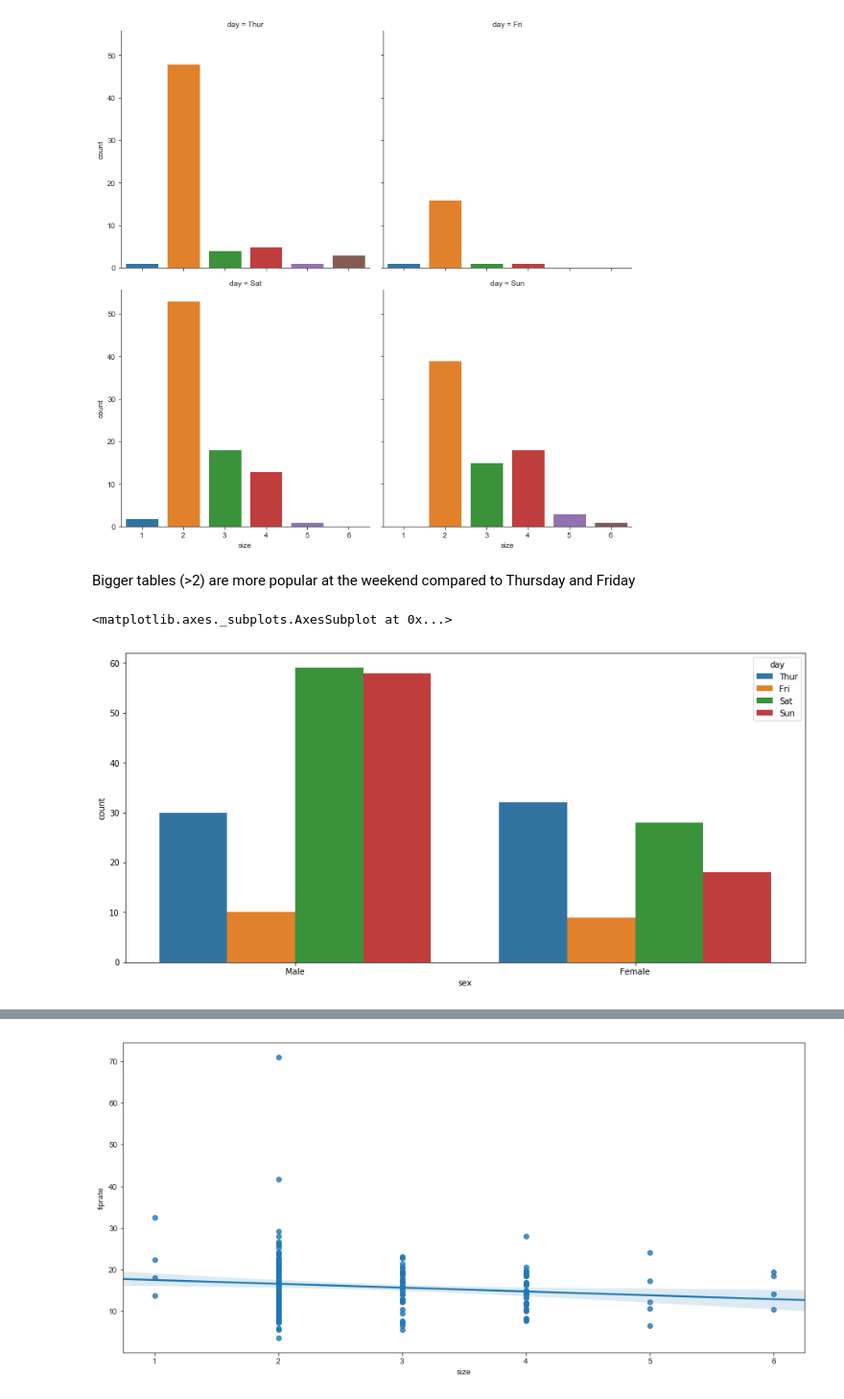
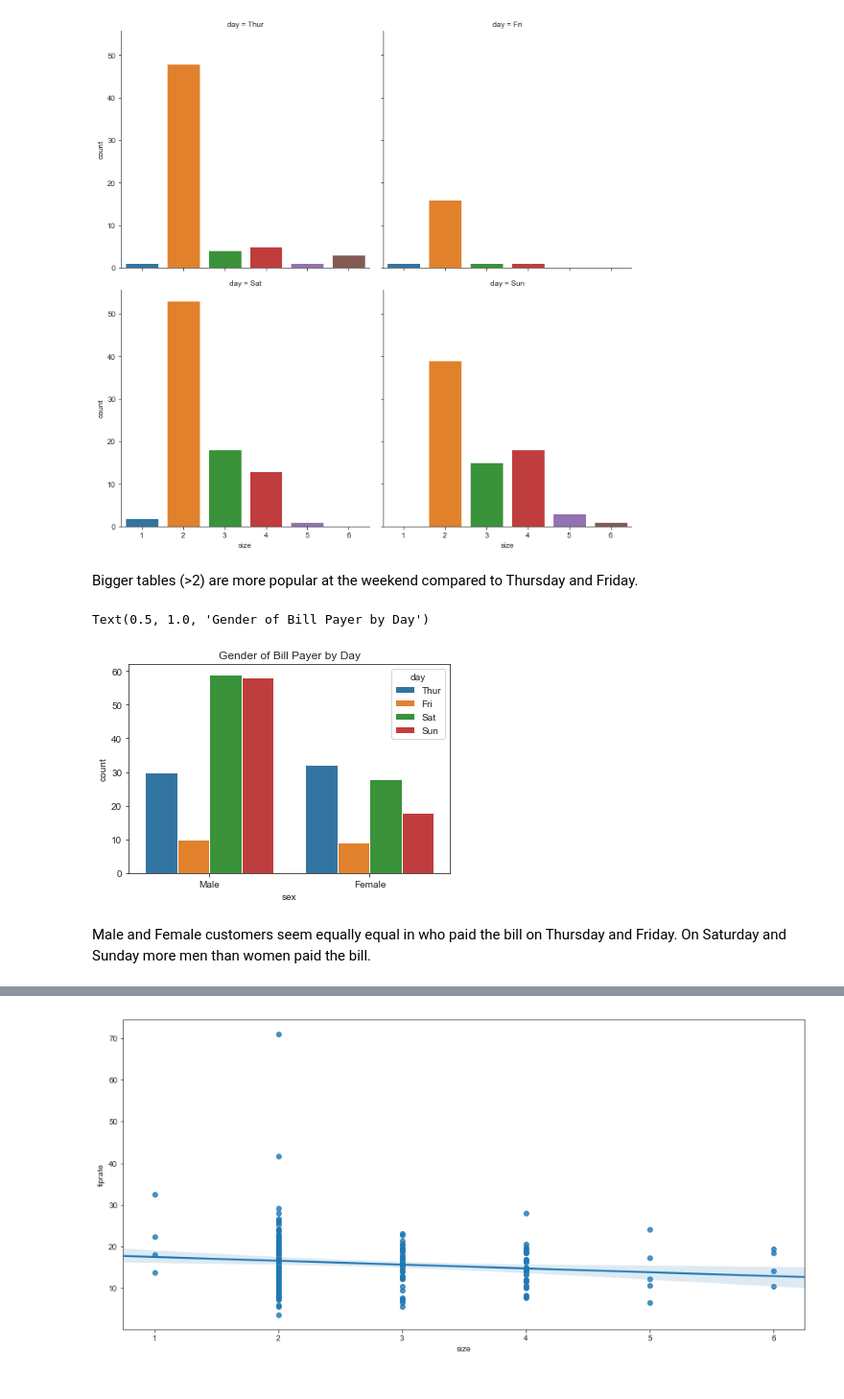
Before and after one commit to zoecahill1/fundamentals-project, a Jupyter notebook: tips-dataset.ipynb, the cells around one changed output, grey strips where cells are left out. Shown at 96% size. Cells and saved outputs as stored; diff of their text form; code cells hidden in the pictures.

Commit message:
finished plots write up

```diff
--- a/tips-dataset.ipynb
+++ b/tips-dataset.ipynb
@@ -487,9 +487,12 @@ g = sns.catplot("size", col="day", col_wrap=2,data=tips,kind="count")
 # %% [output]
 [figure]
 # %% [markdown]
-Bigger tables (>2) are more popular at the weekend compared to Thursday and Friday
+Bigger tables (>2) are more popular at the weekend compared to Thursday and Friday.
 # %%
 sns.countplot(x="sex",data=tips,hue="day")
+plt.title("Gender of Bill Payer by Day")
 # %% [output]
-<matplotlib.axes._subplots.AxesSubplot at 0x...>
+Text(0.5, 1.0, 'Gender of Bill Payer by Day')
-[figure, old version]
+[figure, new version]
+# %% [markdown]
+Male and Female customers seem equally equal in who paid the bill on Thursday and Friday. On Saturday and Sunday more men than women paid the bill.
```
Also changed, not shown: parts of 18 cells of this notebook.
